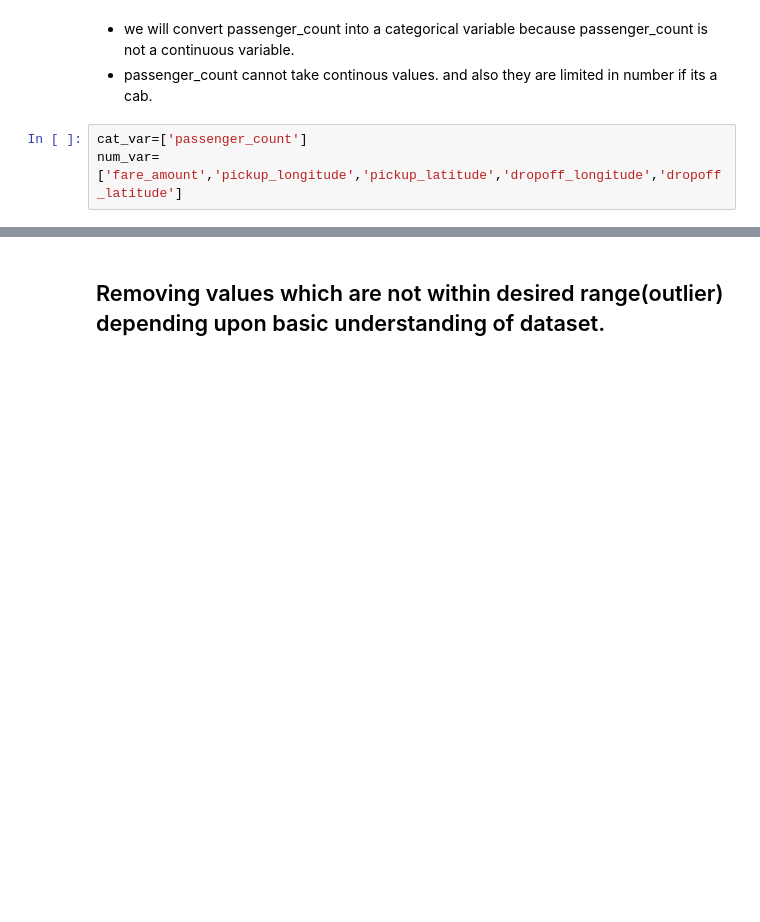
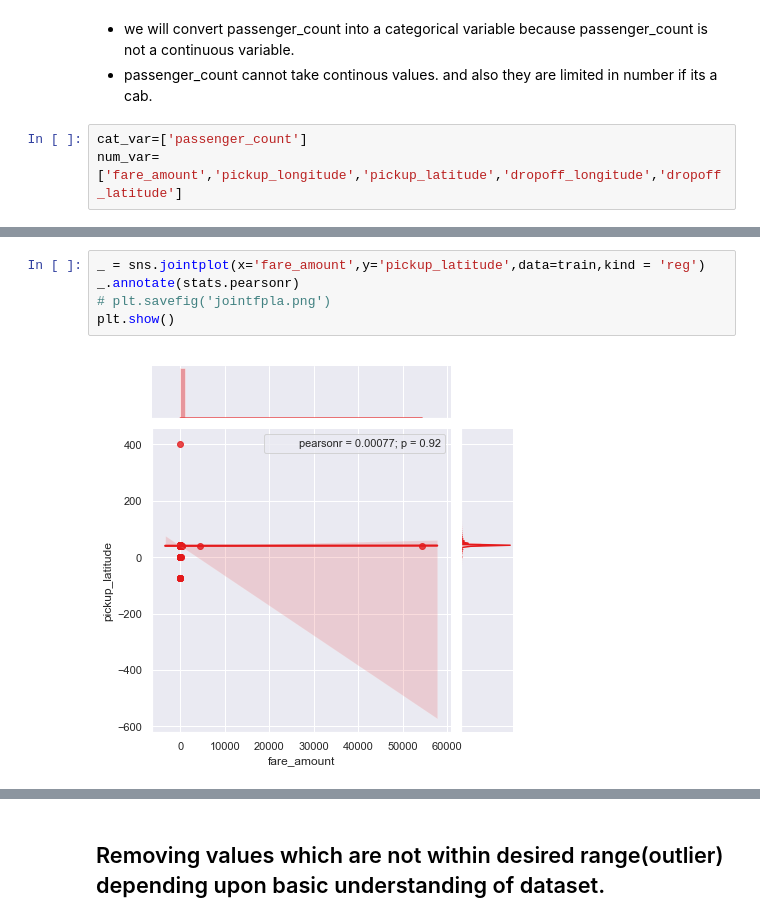
Before and after one commit to Akshaypatil7/Cab-Fare-Prediction, a Jupyter notebook: Cab Fare Prediction Using Python.ipynb, the cells around one changed output, grey strips where cells are left out. Cells and saved outputs as stored; diff of their text form; blank space fills up the shorter version.

```diff
--- a/Cab Fare Prediction Using Python.ipynb
+++ b/Cab Fare Prediction Using Python.ipynb
@@ -140,0 +187,7 @@ There are lots of missing values and outliers so it is difficult to visualize da
+# %%
+_ = sns.jointplot(x='fare_amount',y='pickup_latitude',data=train,kind = 'reg')
+_.annotate(stats.pearsonr)
+# plt.savefig('jointfpla.png')
+plt.show()
+# %% [output]
+[figure, added]
```
Also changed, not shown: parts of 28 cells of this notebook.
